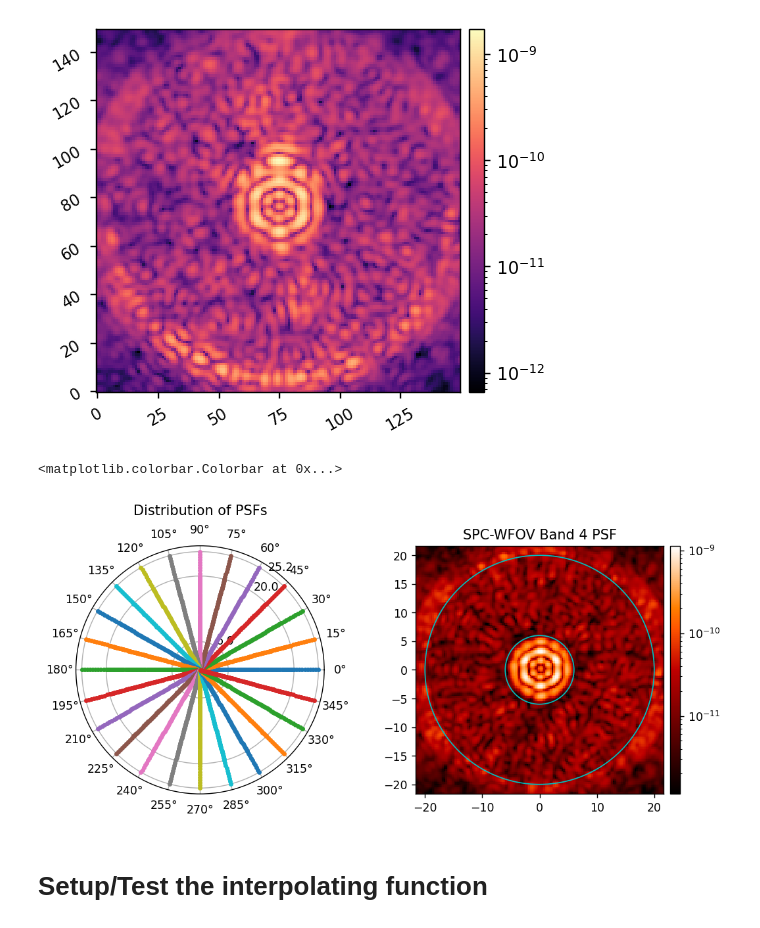
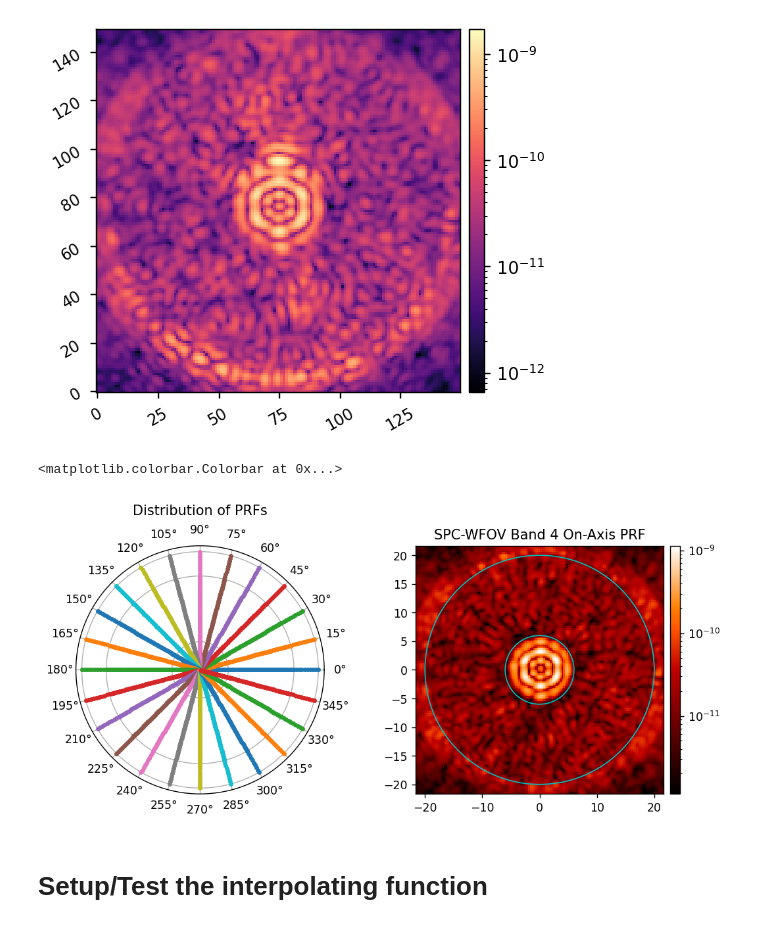
Before and after one commit to kian1377/disk-processing, a Jupyter notebook: spcw_band4_0920_interp_psfs.ipynb, the cells around one changed output. Cells and saved outputs as stored; diff of their text form; code cells hidden in the pictures.

```diff
--- a/spcw_band4_0920_interp_psfs.ipynb
+++ b/spcw_band4_0920_interp_psfs.ipynb
@@ -64,37 +64,38 @@ thetas_fpath = data_dir/'psfs'/'spcw_band4_psfs_theta_samples.fits'
 
 r_offsets = fits.getdata(r_offsets_fpath)
 thetas = fits.getdata(thetas_fpath)*u.degree
 
 # Plotting field angles
 theta_offsets = []
 for r in r_offsets[1:]:
     theta_offsets.append(thetas.to(u.radian).value)
 theta_offsets = np.array(theta_offsets)
 theta_offsets.shape
 
 fig = plt.figure(dpi=125, figsize=(10,4))
 
 ax1 = plt.subplot(121, projection='polar')
 ax1.plot(theta_offsets, r_offsets[1:], '.')
-ax1.set_rticks([iwa, owa, max(r_offsets)])  # Less radial ticks
+ax1.set_rticks([iwa, owa, max(r_offsets)], linewidth=2)  # Less radial ticks
+ax1.set_yticklabels([])
 ax1.set_thetagrids(thetas.value)
 ax1.set_rlabel_position(55)  # Move radial labels away from plotted line
 ax1.grid(True)
-ax1.set_title('Distribution of PSFs', va='bottom')
+ax1.set_title('Distribution of PRFs', va='bottom')
 
 ax2 = plt.subplot(122)
 ext = [-psf_pixelscale_lamD*npsf/2, psf_pixelscale_lamD*npsf/2,
        -psf_pixelscale_lamD*npsf/2, psf_pixelscale_lamD*npsf/2]
 im = ax2.imshow(psfs[0], norm=LogNorm(vmin=psfs[0].max()/1e3), cmap='gist_heat', extent=ext)
 ax2.add_patch(Circle((0, 0), iwa, color='c', fill=False))
 ax2.add_patch(Circle((0, 0), owa, color='c', fill=False))
-ax2.set_title('SPC-WFOV Band 4 PSF')
+ax2.set_title('SPC-WFOV Band 4 On-Axis PRF')
 divider = make_axes_locatable(ax2)
 cax = divider.append_axes("right", size="4%", pad=0.075)
 fig.colorbar(im, cax=cax)
 # %% [output]
 <matplotlib.colorbar.Colorbar at 0x...>
-[figure, old version]
+[figure, new version]
 # %% [markdown]
 # Setup/Test the interpolating function
 # %%
```
Also changed, not shown: 6 other files.
